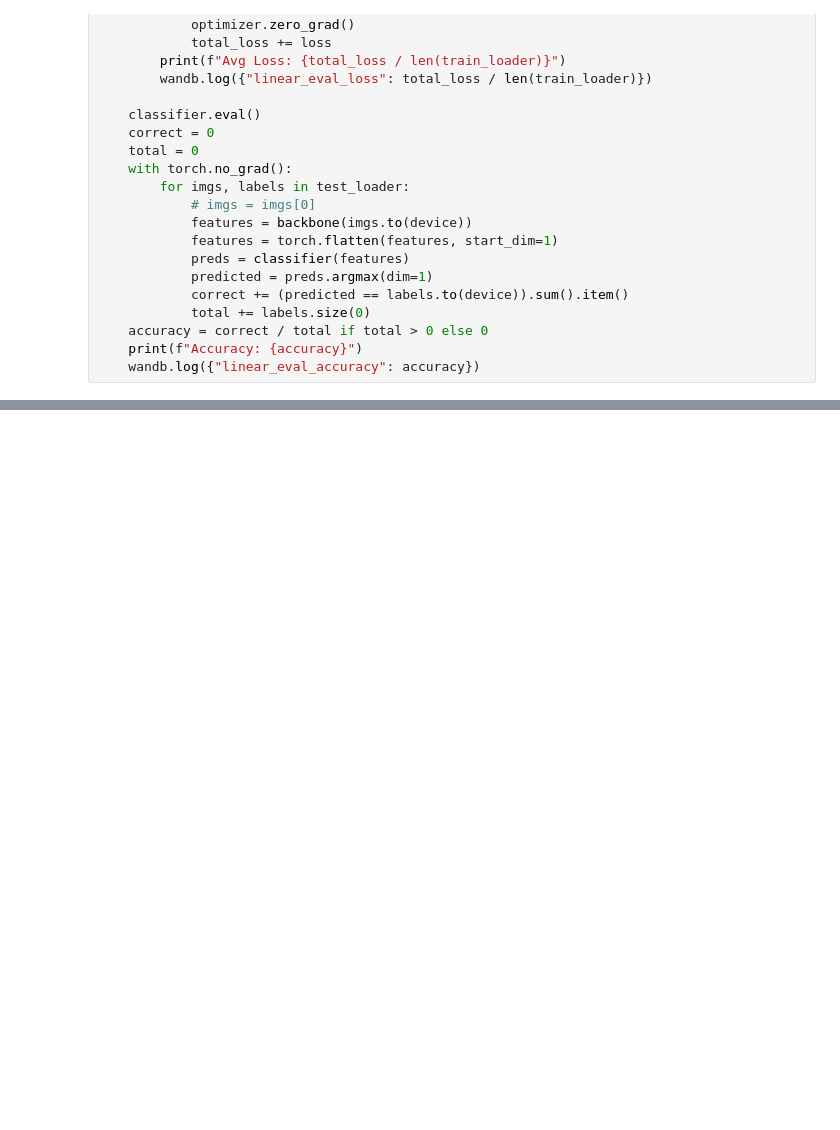
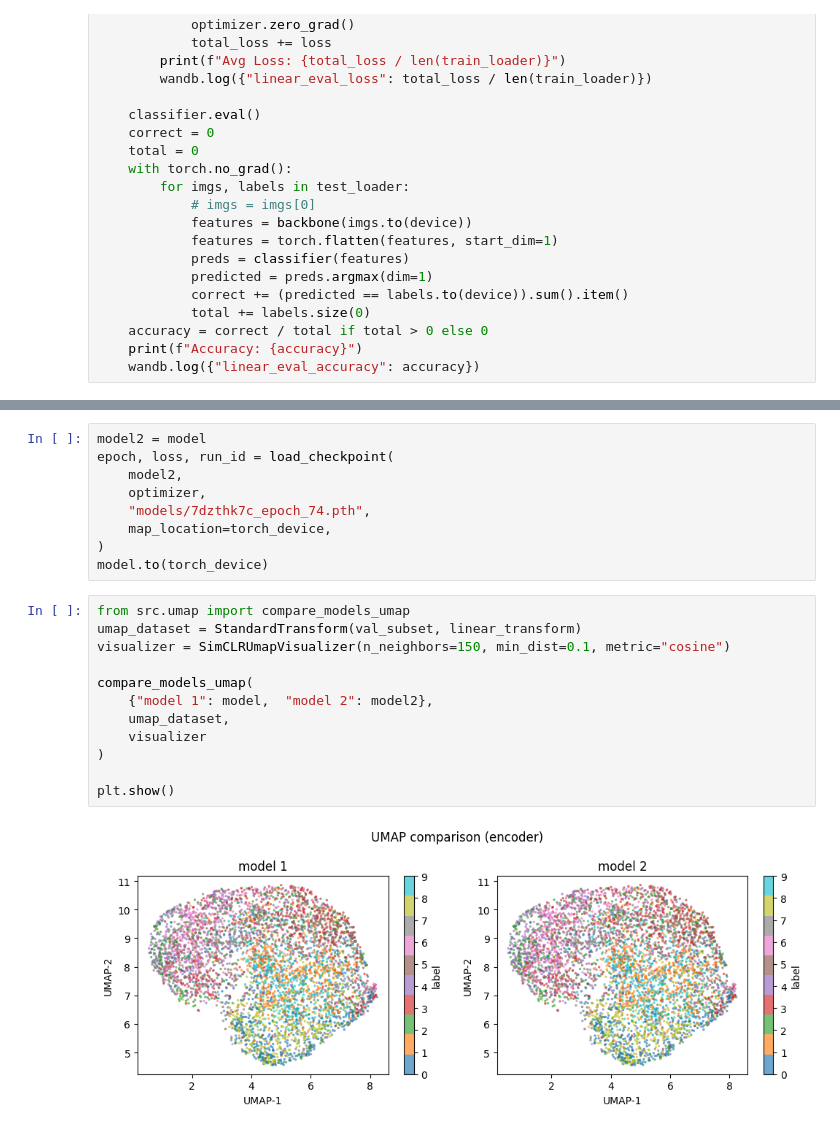
Before and after one commit to hannes-neumann/SelfSupervisedLearning, a Jupyter notebook: notebooks/simclr.ipynb, the cells around one changed output, grey strips where cells are left out. Saved outputs shown, nothing was run; the diff lists cells and outputs as text; blank space fills up the shorter version.

```diff
--- a/notebooks/simclr.ipynb
+++ b/notebooks/simclr.ipynb
@@ -299,0 +387,23 @@ linear_evaluation(model.module.encoder, linear_loader, val_loader, device, epoch
+# %%
+model2 = model
+epoch, loss, run_id = load_checkpoint(
+    model2,
+    optimizer,
+    "models/7dzthk7c_epoch_74.pth",
+    map_location=torch_device,
+)
+model.to(torch_device)
+# %%
+from src.umap import compare_models_umap
+umap_dataset = StandardTransform(val_subset, linear_transform)
+visualizer = SimCLRUmapVisualizer(n_neighbors=150, min_dist=0.1, metric="cosine")
+
+compare_models_umap(
+    {"model 1": model,  "model 2": model2},
+    umap_dataset,
+    visualizer
+)
+
+plt.show()
+# %% [output]
+[figure, added]
```
Also changed, not shown: parts of 6 cells of this notebook, 4 other files.
